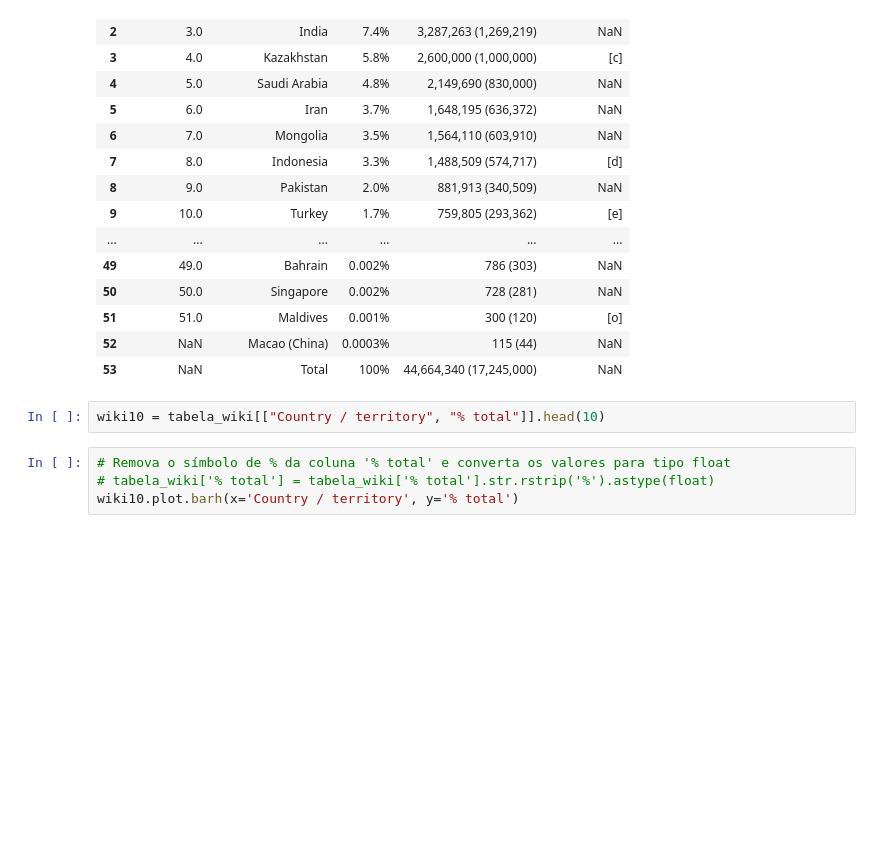
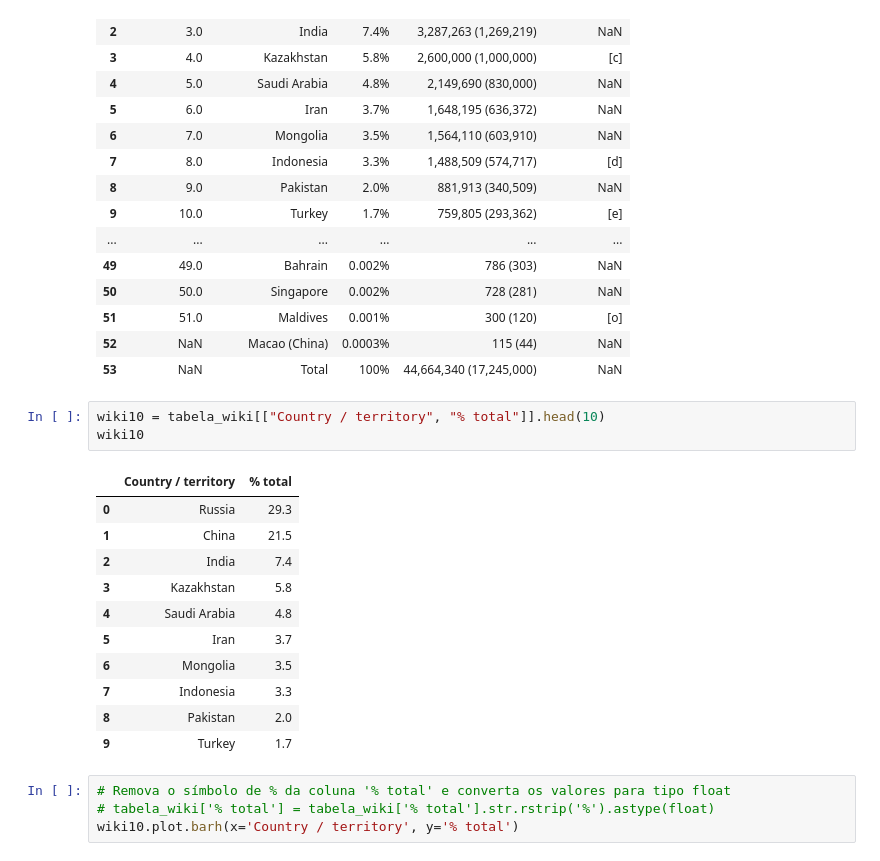
Before and after one commit to hugodevelopment/Web-Scraping, a Jupyter notebook: Web_scraping1.ipynb, the cells around one changed output. Drawn from its saved outputs; the diff is of its cells as text; blank space fills up the shorter version.

```diff
--- a/Web_scraping1.ipynb
+++ b/Web_scraping1.ipynb
@@ -144,6 +144,19 @@ tabela_wiki
 | 53 | NaN | Total | 100% | 44,664,340 (17,245,000) | NaN |
 # %%
 wiki10 = tabela_wiki[["Country / territory", "% total"]].head(10)
+wiki10
+# %% [output]
+|  | Country / territory | % total |
+| 0 | Russia | 29.3 |
+| 1 | China | 21.5 |
+| 2 | India | 7.4 |
+| 3 | Kazakhstan | 5.8 |
+| 4 | Saudi Arabia | 4.8 |
+| 5 | Iran | 3.7 |
+| 6 | Mongolia | 3.5 |
+| 7 | Indonesia | 3.3 |
+| 8 | Pakistan | 2.0 |
+| 9 | Turkey | 1.7 |
 # %%
 # Remova o símbolo de % da coluna '% total' e converta os valores para tipo float
 # tabela_wiki['% total'] = tabela_wiki['% total'].str.rstrip('%').astype(float)
```
